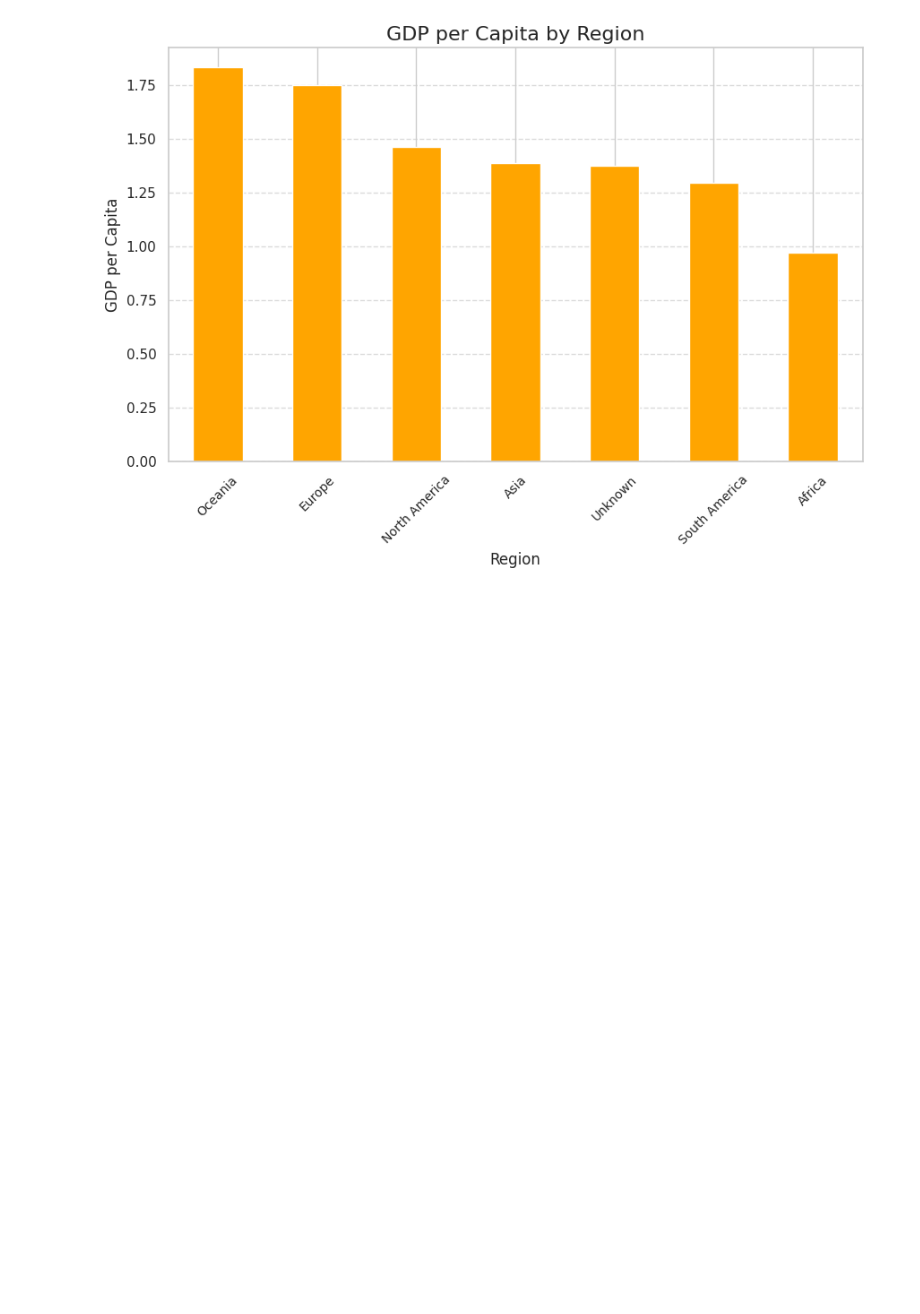
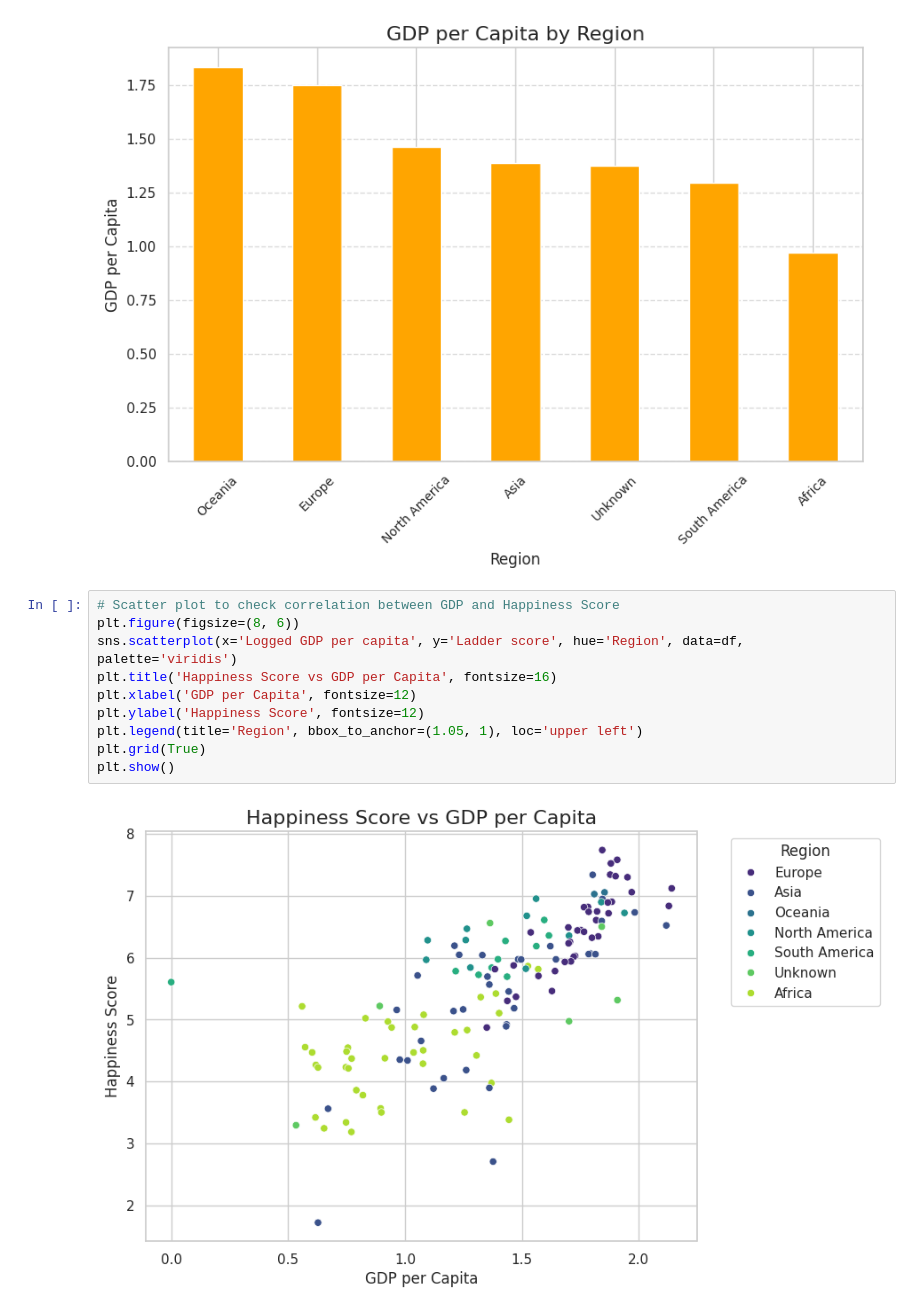
Before and after one commit to sbogde/pandamonium, a Jupyter notebook: dmi_01_world_happiness_report_01.ipynb, the cells around one changed output. Cells and saved outputs as stored; diff of their text form; blank space fills up the shorter version.

```diff
--- a/dmi_01_world_happiness_report_01.ipynb
+++ b/dmi_01_world_happiness_report_01.ipynb
@@ -189,3 +189,15 @@ plt.grid(axis='y', linestyle='--', alpha=0.7)
 plt.show()
 # %% [output]
 [figure]
+# %%
+# Scatter plot to check correlation between GDP and Happiness Score
+plt.figure(figsize=(8, 6))
+sns.scatterplot(x='Logged GDP per capita', y='Ladder score', hue='Region', data=df, palette='viridis')
+plt.title('Happiness Score vs GDP per Capita', fontsize=16)
+plt.xlabel('GDP per Capita', fontsize=12)
+plt.ylabel('Happiness Score', fontsize=12)
+plt.legend(title='Region', bbox_to_anchor=(1.05, 1), loc='upper left')
+plt.grid(True)
+plt.show()
+# %% [output]
+[figure, added]
```
